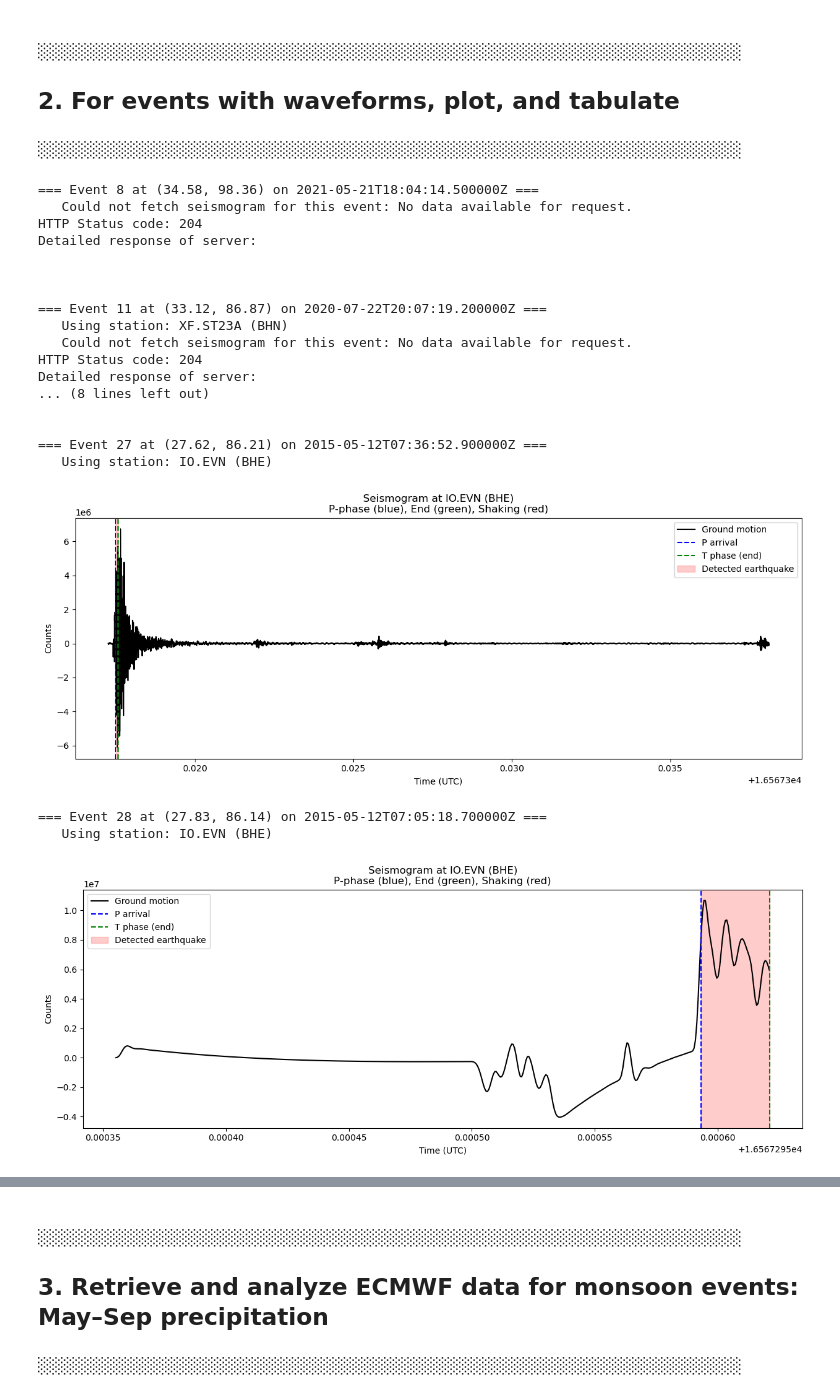
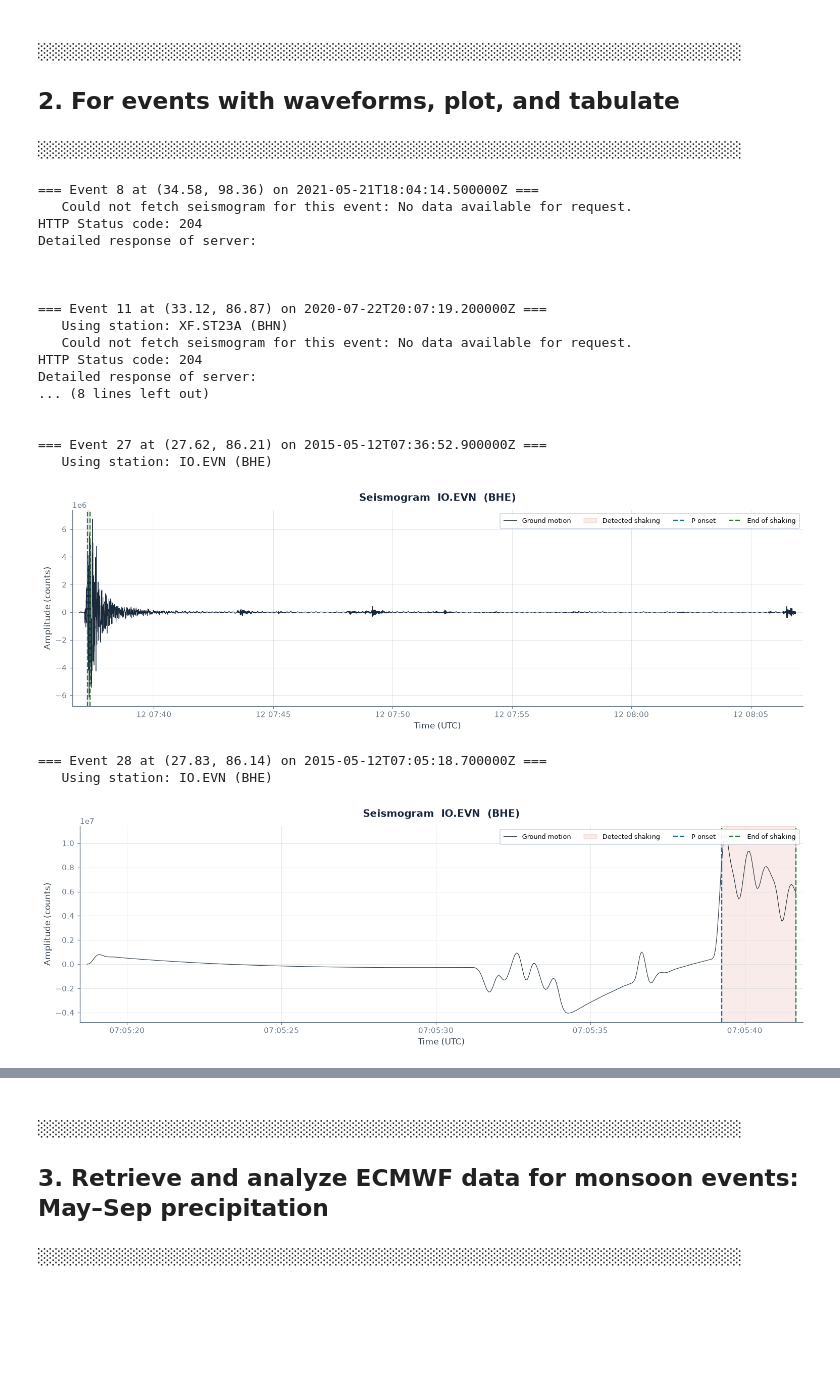
Before and after one commit to Juliano1111-ai/EPOS_Summer_School_2026, a Jupyter notebook: docs/application_2_ecmwf/epos_ecmwf.ipynb, the cells around one changed output, grey strips where cells are left out. Cells and saved outputs as stored; diff of their text form; code cells hidden in the pictures; blank space fills up the shorter version.

Commit message:
Application 2: updated notebook + helper, visual-summary figures, EPOS logo, scipy

```diff
--- a/docs/application_2_ecmwf/epos_ecmwf.ipynb
+++ b/docs/application_2_ecmwf/epos_ecmwf.ipynb
@@ -55,30 +244,10 @@ from datetime import datetime, timezone
 # %%
-# Functions ░░░░░░░░░░░░░░░░░░░░░░░░░░░░░░░░░░░░░░░░░░░░░░░░░░░░░░░░░░░░░
+# Functions ----------------------------------------------------------------
+#
+# The seismogram plotter now lives in epos_school_function.py (plot_seismogram),
+# so every figure shares one house style. We alias it to the name used below.
 
-def _quick_plot(tr, p_time, t_time, net, sta, cha):
-    # --- Plotting --- HERE IS THE ISSUES (from here > from epos_function import *)
-    # Create a new figure for plotting the seismogram.
-    plt.figure(figsize=(15, 5))
-    # Convert trace times to matplotlib-compatible dates for plotting.
-    times = tr.times("matplotlib")
-    # Plot the seismic trace data.
-    plt.plot(times, tr.data, color="k", label="Ground motion")
-
-    # If a P-phase was detected, add a vertical dashed blue line to the plot.
-    if p_time:
-        plt.axvline(p_time.matplotlib_date, color="b", linestyle="--", label="P arrival")
-    # If a T-phase was detected, add a vertical dashed green line to the plot.
-    if t_time:
-        plt.axvline(t_time.matplotlib_date, color="g", linestyle="--", label="T phase (end)")
-        # Highlight the detected earthquake window in red, from P-phase to T-phase.
-        plt.axvspan(p_time.matplotlib_date if p_time else times[0],
-                    t_time.matplotlib_date, color="red", alpha=0.2, label="Detected earthquake")
-    plt.legend() # Display the legend for the plot lines.
-    # Set the title of the plot.
-    plt.title(f"Seismogram at {net}.{sta} ({cha})\nP-phase (blue), End (green), Shaking (red)")
-    plt.xlabel("Time (UTC)") # Label for the x-axis.
-    plt.ylabel("Counts") # Label for the y-axis.
-    plt.show() # Display the plot.
+_quick_plot = plot_seismogram
 # %% [markdown]
 #### ░░░░░░░░░░░░░░░░░░░░░░░░░░░░░░░░░░░░░░░░░░░░░░░░░░░░░░░░░░░░░
 ## 1. Load and flag events
@@ -435,37 +604,51 @@ for idx, row in df[df["probable_climate_interaction"]].iterrows():
 
     except Exception as e:
         # Catch any exceptions that occur during waveform fetching or processing
         # and print an informative error message.
         print(f"   Could not fetch seismogram for this event: {e}")
         # Optionally, add an entry to the table indicating failure, if needed
         # event_table.append({"Event idx": idx, "Error": str(e), ...})
 
 # 3. Produce DataFrame summary (preliminary)
 event_df = pd.DataFrame(event_table)
+
+# If no waveforms were retrieved (e.g. offline, or no nearby station), keep the
+# expected columns so the downstream cells run as harmless no-ops instead of
+# raising KeyError.
+_EXPECTED_EVENT_COLS = [
+    "Event idx", "Origin time", "Epicentral area", "Epicentre lat", "Epicentre lon",
+    "Magnitude", "Depth", "is_shallow", "is_climate_region", "is_monsoon",
+    "P_phase_time", "T_phase_time", "station", "channel",
+    "monsoon_total_precipitation_mm", "monsoon_cumulative_precipitation_mm",
+    "seismic_trace_data", "seismic_trace_stats",
+]
+if event_df.empty:
+    event_df = pd.DataFrame(columns=_EXPECTED_EVENT_COLS)
+    print("No waveforms retrieved -> event_df is empty (downstream cells will no-op).")
 print("\nValidated earthquake events with detected P/T phases (preliminary):")
 display(event_df)
 # %% [output]
 === Event 8 at (34.58, 98.36) on 2021-05-21T18:04:14.500000Z ===
    Could not fetch seismogram for this event: No data available for request.
 HTTP Status code: 204
 Detailed response of server:
 
 
 
 === Event 11 at (33.12, 86.87) on 2020-07-22T20:07:19.200000Z ===
    Using station: XF.ST23A (BHN)
    Could not fetch seismogram for this event: No data available for request.
 HTTP Status code: 204
 Detailed response of server:
 ... (8 lines left out)
 
 
 === Event 27 at (27.62, 86.21) on 2015-05-12T07:36:52.900000Z ===
    Using station: IO.EVN (BHE)
-[figure, old version]
+[figure, new version]
 === Event 28 at (27.83, 86.14) on 2015-05-12T07:05:18.700000Z ===
    Using station: IO.EVN (BHE)
-[figure, old version]
+[figure, new version]
 === Event 37 at (35.76, 82.68) on 2012-08-12T10:47:05.300000Z ===
    Could not fetch seismogram for this event: No data available for request.
 HTTP Status code: 204
```
Also changed, not shown: parts of 28 cells of this notebook, 7 other files.
